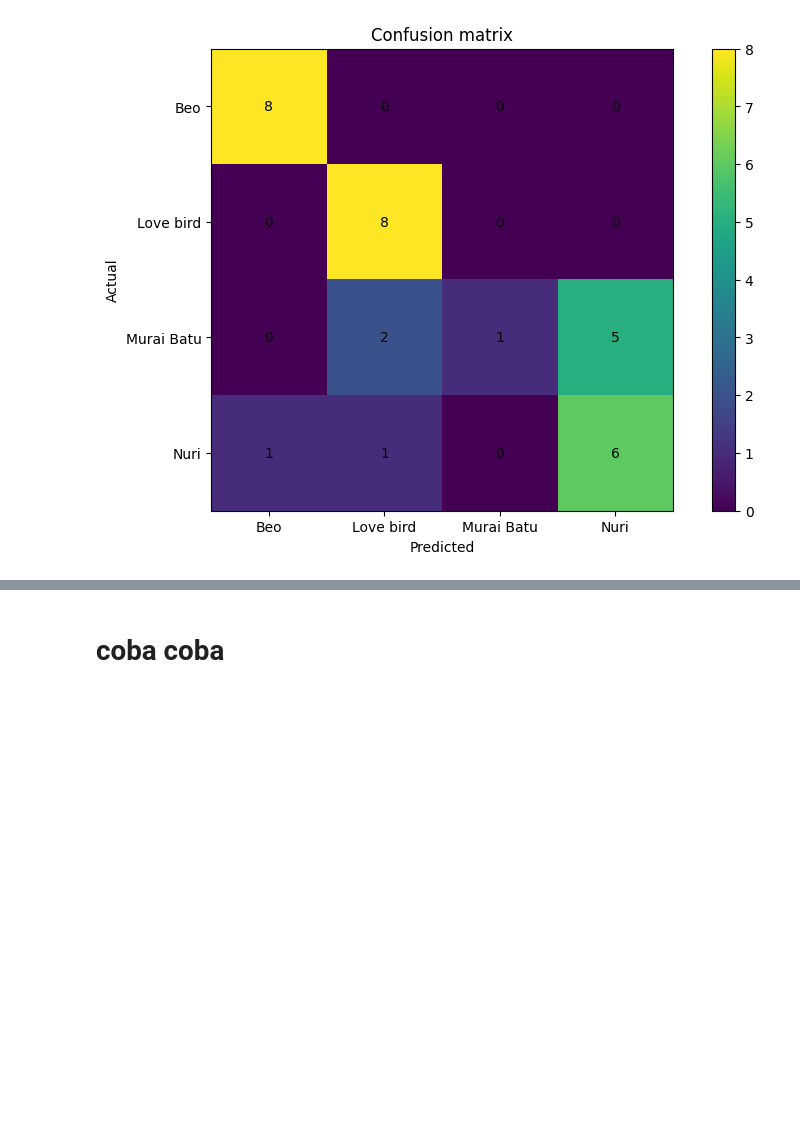
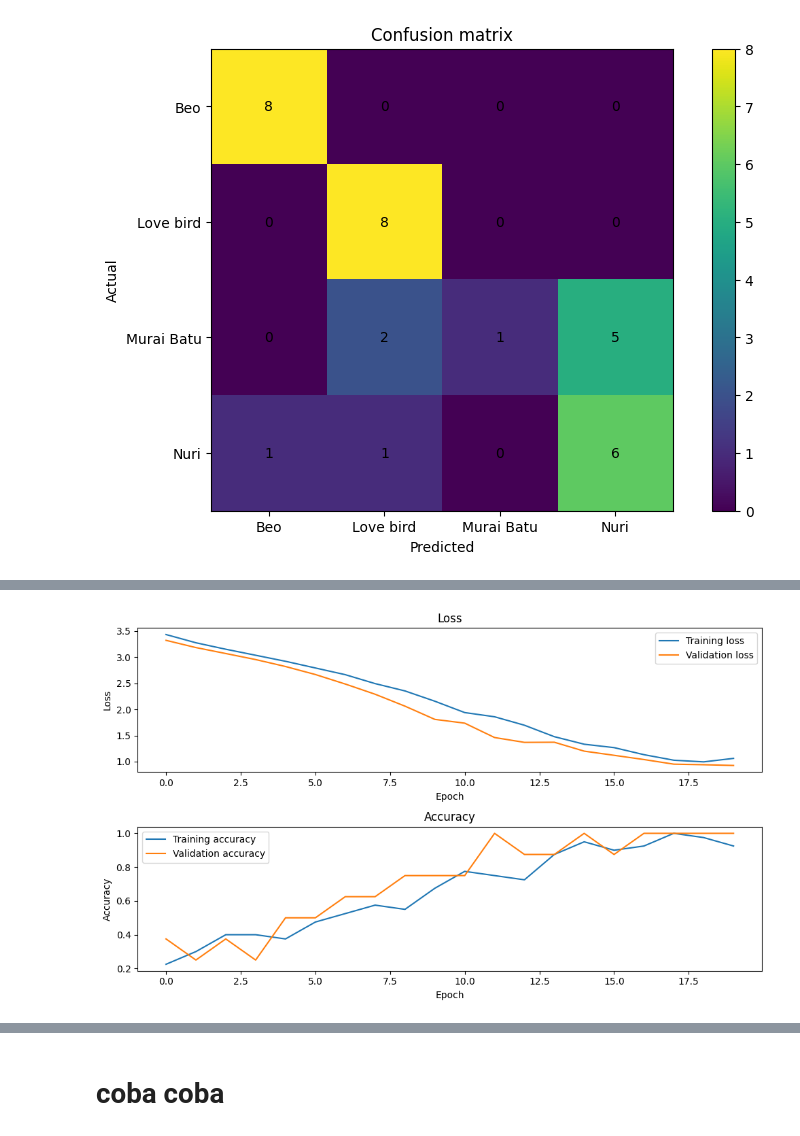
Before and after one commit to IritaSee/bird_compressive_sensing, a Jupyter notebook: preprocessing.ipynb, the cells around one changed output, grey strips where cells are left out. Drawn from its saved outputs; the diff is of its cells as text; code cells hidden in the pictures; blank space fills up the shorter version.

```diff
--- a/preprocessing.ipynb
+++ b/preprocessing.ipynb
@@ -1654,0 +1788,29 @@ F1 score: 0.6592707258341934
+# %%
+
+# model1 = tf.keras.models.Sequential([
+#         tf.keras.layers.Conv2D(64, (3,3), activation='relu', input_shape=(150,150,3)),
+#         tf.keras.layers.MaxPooling2D(2,2),
+#         tf.keras.layers.Conv2D(128, (3,3), activation='relu'),
+#         tf.keras.layers.MaxPooling2D(2,2),
+#         tf.keras.layers.Flatten(),
+#         tf.keras.layers.Dropout(0.3),
+#         tf.keras.layers.Dense(512,activation='relu', kernel_regularizer='l1'),
+#         tf.keras.layers.Dense(4,activation='softmax')
+#     ])
+model1 = tf.keras.models.Sequential([
+        tf.keras.layers.Conv2D(16, (3,3),  input_shape=(150,150,3)),
+        tf.keras.layers.MaxPooling2D(2,2),
+        tf.keras.layers.Conv2D(32, (3,3) ),
+        tf.keras.layers.MaxPooling2D(2,2),
+        tf.keras.layers.Conv2D(16, (3,3), activation='relu', kernel_regularizer='l2'),
+        tf.keras.layers.MaxPooling2D(2,2),
+        tf.keras.layers.Conv2D(8, (3,3), activation='relu', kernel_regularizer='l1'),
+        tf.keras.layers.MaxPooling2D(2,2),
+        tf.keras.layers.Flatten(),
+        tf.keras.layers.Dropout(0.2),
+        tf.keras.layers.Dense(64,activation='relu'),
+        tf.keras.layers.Dense(128,activation='relu', kernel_regularizer='l2'),
+        tf.keras.layers.Dense(4,activation='softmax')
+    ])
+model1.compile(optimizer='adam', loss=tf.keras.losses.CategoricalCrossentropy(), metrics=['acc'])
+hist = model1.fit(train_generator,epochs=20, validation_data=valid_generator)
@@ -1654,0 +1838,7 @@ F1 score: 0.6592707258341934
+# %%
+plot_loss_and_accuracy(hist)
+ypred=model1.predict(valid_generator)
+ypred = ypred.argmax(axis=1)
+ytrue = valid_generator.classes
+# %% [output]
+[figure, added]
```
Also changed, not shown: parts of 22 cells of this notebook.
